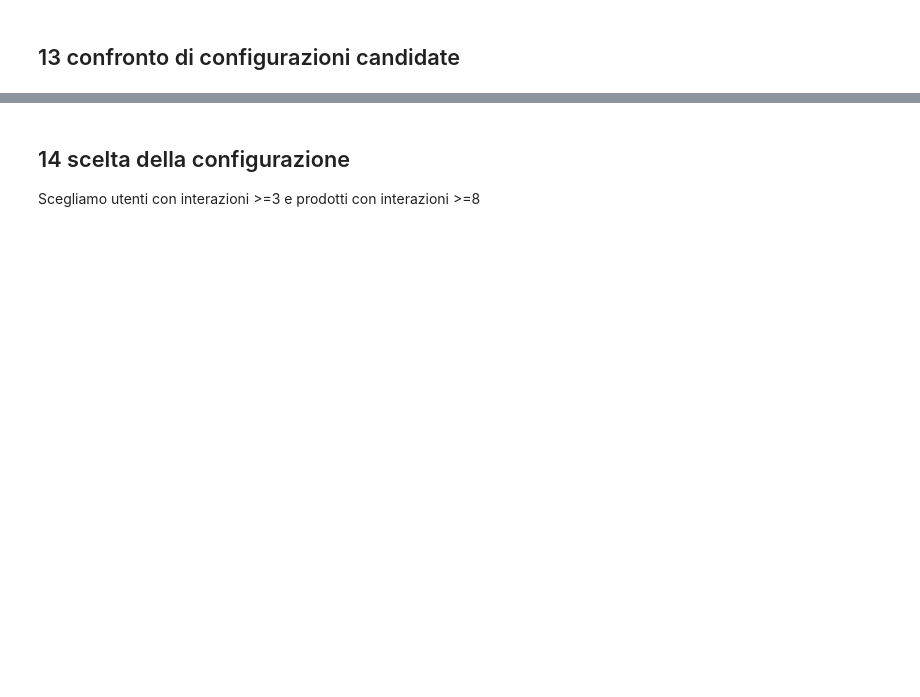
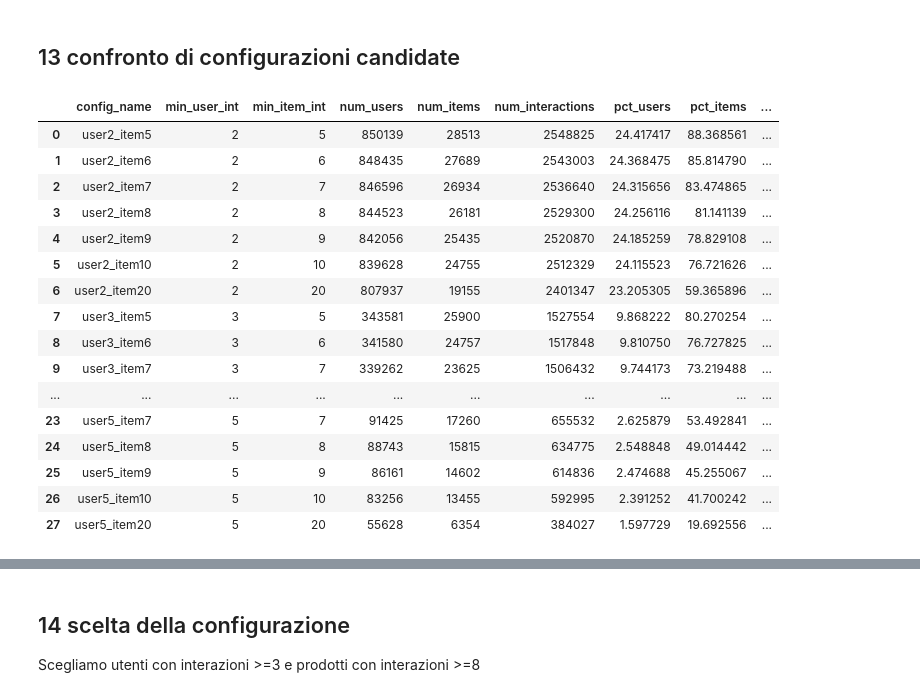
Before and after one commit to arsid2828/Tesi-ecommerce, a Jupyter notebook: notebooks/test_dataset2/02_explore_amazon_like_dataset.ipynb, the cells around one changed output, grey strips where cells are left out. Saved outputs shown, nothing was run; the diff lists cells and outputs as text; code cells hidden in the pictures; blank space fills up the shorter version.

```diff
--- a/notebooks/test_dataset2/02_explore_amazon_like_dataset.ipynb
+++ b/notebooks/test_dataset2/02_explore_amazon_like_dataset.ipynb
@@ -262,19 +318,14 @@ def timestamp_un(series:pd.Series)->str | None:
     if median_value>1e9: #se compatibile con secondi
         return "s"
     return None
-#controlla se esiste colonna timestamp
-if "timestamp" in ratings_df.columns:
-    timestamp_unit=timestamp_un(ratings_df["timestamp"]) #stima l'unità del timestamp
-    print("Unità stimata del timestamp: ",timestamp_unit)
 
-    if timestamp_unit is not None:
-        ratings_df["datetime"]=pd.to_datetime(
-            ratings_df["timestamp"], unit=timestamp_unit,errors="coerce" #passa a pandas la colonna timestamp da convertire
-        )
-        print("data minima: ",ratings_df["datetime"].min())
-        print("data massima: ",ratings_df["datetime"].max())
-        display(ratings_df[["timestamp","datetime"]].head())
-    else:
-        print("timestamp esiste ma unità non riconosciuta")
-else:
-    print("Colonna timestamp assente, non puoi usarlo come criterio")
+timestamp_unit=timestamp_un(ratings_df["timestamp"]) #stima l'unità del timestamp
+print("Unità stimata del timestamp: ",timestamp_unit)
+
+
+ratings_df["datetime"]=pd.to_datetime(
+    ratings_df["timestamp"], unit=timestamp_unit,errors="coerce" #passa a pandas la colonna timestamp da convertire
+)
+print("data minima: ",ratings_df["datetime"].min())
+print("data massima: ",ratings_df["datetime"].max())
+display(ratings_df[["timestamp","datetime"]].head())
@@ -417,7 +538,7 @@ for t in item_thresholds:
         "num_interactions":len(filtered),
         "percentage_users":filtered["user_id"].nunique()/interactions_df["user_id"].nunique()*100,
         "percentage_products":filtered["parent_asin"].nunique()/interactions_df["parent_asin"].nunique()*100,
-        "percentage_Interactions":len(filtered)/len(interactions_df)*100
+        "percentage_interactions":len(filtered)/len(interactions_df)*100
     })
 
 item_thresholds_table=pd.DataFrame(rows)
@@ -534,7 +673,7 @@ base_sparsity_df
 ## 13 confronto di configurazioni candidate
 # %%
 #funz per applicare filtro utenti-prodotti
-def func_filter(
+def apply_iterative_filter(
     df: pd.DataFrame,
     min_user_int:int, #soglia minima interazione per utente
     min_item_int:int, #soglia minima per interazioni prodotto
@@ -593,7 +732,7 @@ total_interactions=len(interactions_df)
 for min_u in user_thresholds_grid:
     for min_i in item_thresholds_grid:
         conf_used=f"user{min_u}_item{min_i}" #nome della configurazione usata ora
-        filtered_df,history_df=func_filter( #applichiamo filtro
+        filtered_df,history_df=apply_iterative_filter( #applichiamo filtro
             df=interactions_df,
             min_user_int=min_u,
             min_item_int=min_i,
@@ -606,33 +745,51 @@ for min_u in user_thresholds_grid:
         num_users=filtered_df["user_id"].nunique()
         num_items=filtered_df["parent_asin"].nunique()
         num_interactions=len(filtered_df)
         possible_pairs=num_users*num_items
         #calcolo densità e numeri medi interazioni per prodotti e per utenti
         density=num_interactions/possible_pairs if possible_pairs>0 else 0
         avg_interactions_peruser=num_interactions/num_users if num_users>0 else 0
         avg_interactions_peritem=num_interactions/num_items if num_items>0 else 0
         candidate_rows.append({ #salviamo le statistiche della configurazione corrente
             "config_name":conf_used,
             "min_user_int":min_u,
             "min_item_int":min_i,
             "num_users":num_users,
             "num_items":num_items,
             "num_interactions":num_interactions,
             "pct_users":num_users/total_users*100,
             "pct_items":num_items/total_items*100,
             "pct_interactions":num_interactions/total_interactions*100,
             "density_pct":density*100,
             "avg_interactions_peruser":avg_interactions_peruser,
             "avg_interactions_peritem":avg_interactions_peritem,
             "iterations":len(history_df),
             "supports_train_val_test":min_u>=3 #1 per training, 1 per val, 1 per test, teoricamente lo teniamo come minimo
         })
 
 candidate_filters_df=pd.DataFrame(candidate_rows)
 candidate_filters_df=candidate_filters_df.sort_values(
     ["min_user_int","min_item_int"]
 ).reset_index(drop=True)
 candidate_filters_df
+# %% [output]
+|  | config_name | min_user_int | min_item_int | num_users | num_items | num_interactions | pct_users | pct_items | ... |
+| 0 | user2_item5 | 2 | 5 | 850139 | 28513 | 2548825 | 24.417417 | 88.368561 | ... |
+| 1 | user2_item6 | 2 | 6 | 848435 | 27689 | 2543003 | 24.368475 | 85.814790 | ... |
+| 2 | user2_item7 | 2 | 7 | 846596 | 26934 | 2536640 | 24.315656 | 83.474865 | ... |
+| 3 | user2_item8 | 2 | 8 | 844523 | 26181 | 2529300 | 24.256116 | 81.141139 | ... |
+| 4 | user2_item9 | 2 | 9 | 842056 | 25435 | 2520870 | 24.185259 | 78.829108 | ... |
+| 5 | user2_item10 | 2 | 10 | 839628 | 24755 | 2512329 | 24.115523 | 76.721626 | ... |
+| 6 | user2_item20 | 2 | 20 | 807937 | 19155 | 2401347 | 23.205305 | 59.365896 | ... |
+| 7 | user3_item5 | 3 | 5 | 343581 | 25900 | 1527554 | 9.868222 | 80.270254 | ... |
+| 8 | user3_item6 | 3 | 6 | 341580 | 24757 | 1517848 | 9.810750 | 76.727825 | ... |
+| 9 | user3_item7 | 3 | 7 | 339262 | 23625 | 1506432 | 9.744173 | 73.219488 | ... |
+| ... | ... | ... | ... | ... | ... | ... | ... | ... | ... |
+| 23 | user5_item7 | 5 | 7 | 91425 | 17260 | 655532 | 2.625879 | 53.492841 | ... |
+| 24 | user5_item8 | 5 | 8 | 88743 | 15815 | 634775 | 2.548848 | 49.014442 | ... |
+| 25 | user5_item9 | 5 | 9 | 86161 | 14602 | 614836 | 2.474688 | 45.255067 | ... |
+| 26 | user5_item10 | 5 | 10 | 83256 | 13455 | 592995 | 2.391252 | 41.700242 | ... |
+| 27 | user5_item20 | 5 | 20 | 55628 | 6354 | 384027 | 1.597729 | 19.692556 | ... |
 # %%
 candidate_filters_path=ANALYSIS_DIR/"notebook02_candidate_filter_comparison.csv"
 candidate_filters_df.to_csv(candidate_filters_path,index=False)
```
Also changed, not shown: parts of 32 cells of this notebook, 4 other files.
